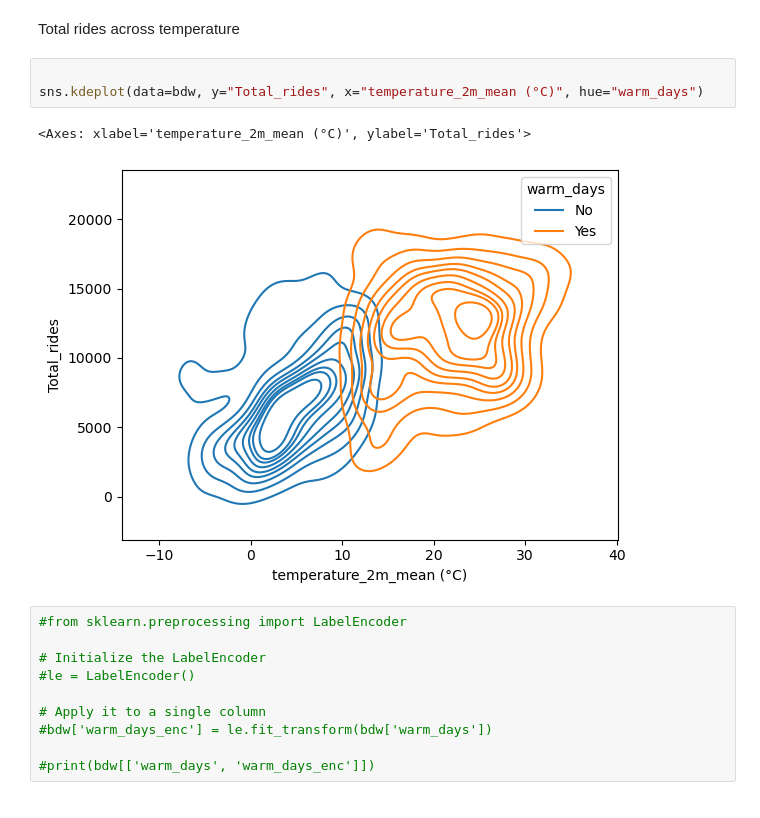
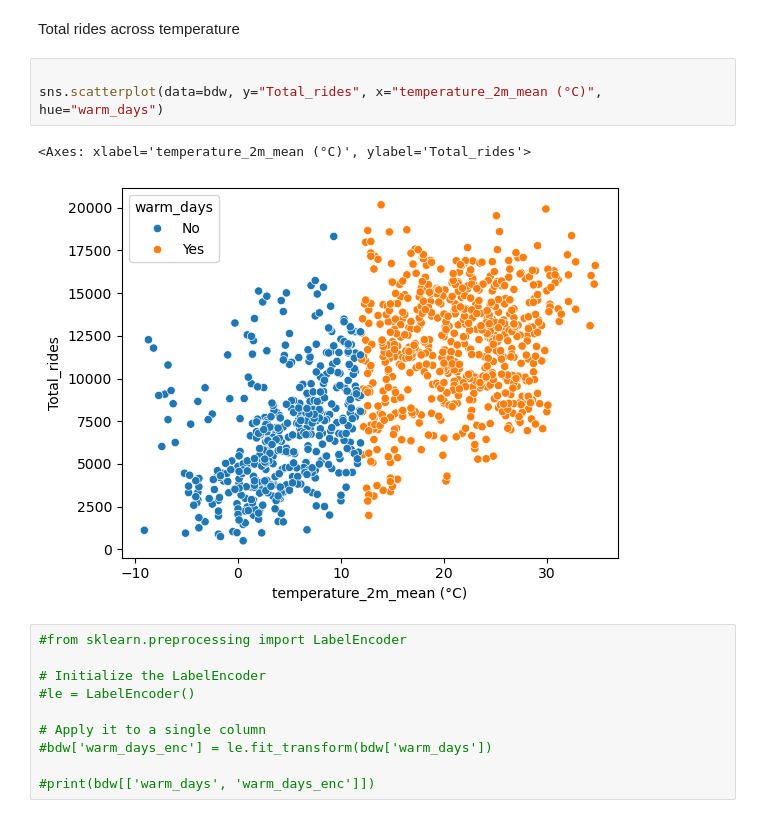
Before and after one commit to Meddy92-gif/Bike_project, a Jupyter notebook: EDA_bike.ipynb, the cells around one changed output. Cells and saved outputs as stored; diff of their text form.

```diff
--- a/EDA_bike.ipynb
+++ b/EDA_bike.ipynb
@@ -192,10 +196,10 @@ bdw.head()
 Total rides across temperature
 # %%
 
-sns.kdeplot(data=bdw, y="Total_rides", x="temperature_2m_mean (°C)", hue="warm_days")
+sns.scatterplot(data=bdw, y="Total_rides", x="temperature_2m_mean (°C)", hue="warm_days")
 # %% [output]
 <Axes: xlabel='temperature_2m_mean (°C)', ylabel='Total_rides'>
-[figure, old version]
+[figure, new version]
 # %%
 #from sklearn.preprocessing import LabelEncoder
 
```
Also changed, not shown: parts of 3 cells of this notebook.
